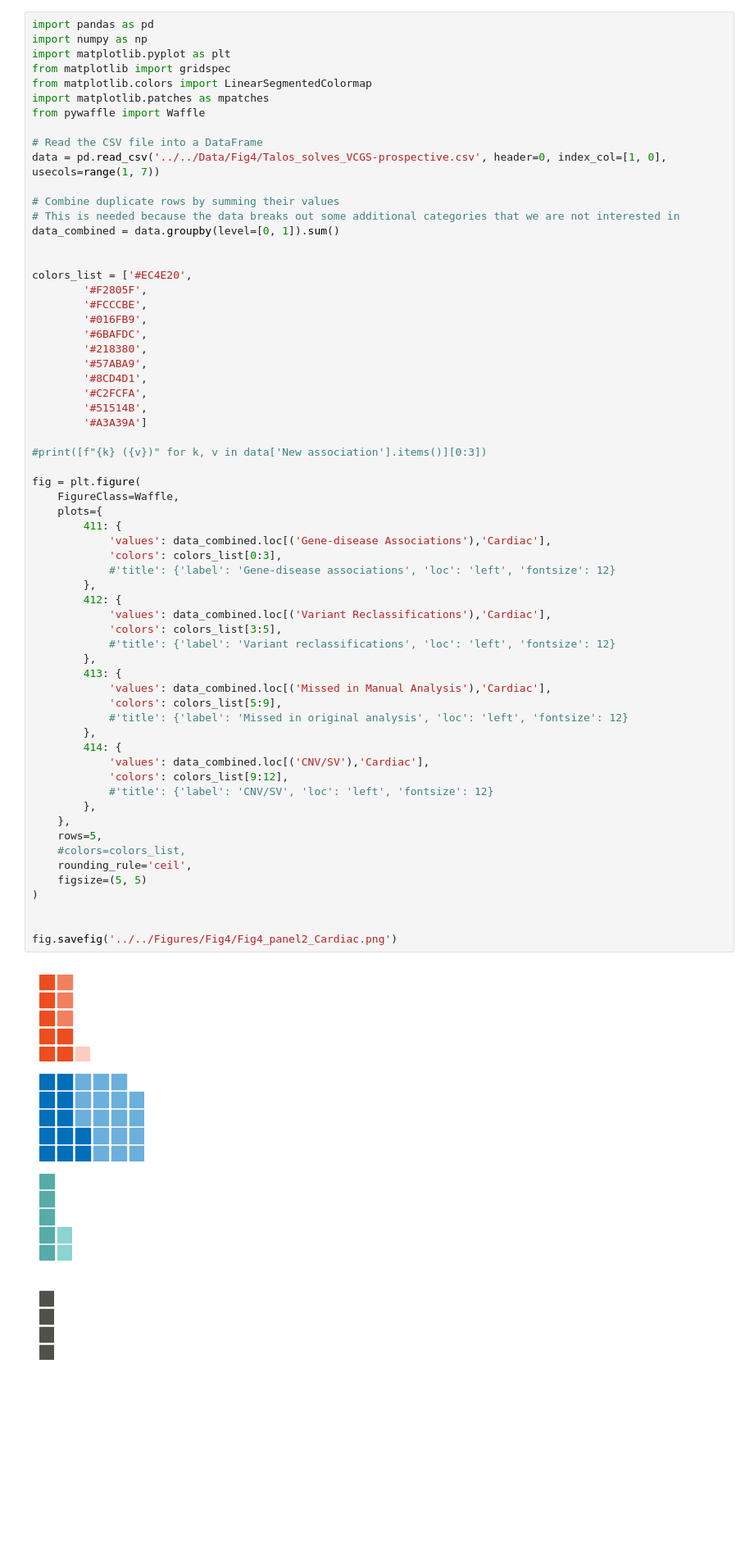
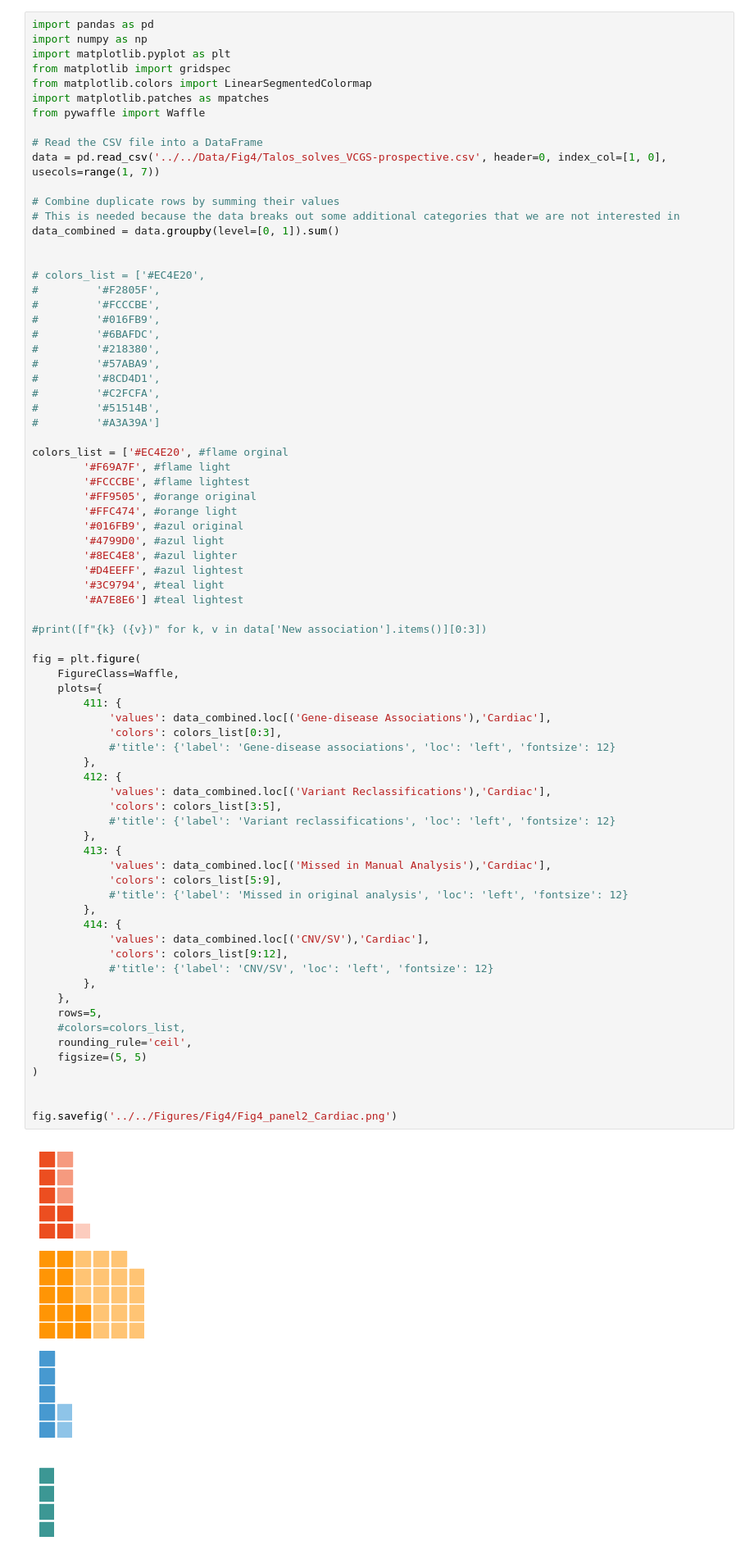
Before and after one commit to populationgenomics/talos_manuscript, a Jupyter notebook: Analyses/Jupyter_notebooks/Figure4_panel2.ipynb, the cells around one changed output. Shown at 82% size. Drawn from its saved outputs; the diff is of its cells as text; blank space fills up the shorter version.

```diff
--- a/Analyses/Jupyter_notebooks/Figure4_panel2.ipynb
+++ b/Analyses/Jupyter_notebooks/Figure4_panel2.ipynb
@@ -163,17 +187,29 @@ data = pd.read_csv('../../Data/Fig4/Talos_solves_VCGS-prospective.csv', header=0
 data_combined = data.groupby(level=[0, 1]).sum()
 
 
-colors_list = ['#EC4E20',
-        '#F2805F',
-        '#FCCCBE',
-        '#016FB9',
-        '#6BAFDC',
-        '#218380',
-        '#57ABA9',
-        '#8CD4D1',
-        '#C2FCFA',
-        '#51514B',
-        '#A3A39A']
+# colors_list = ['#EC4E20',
+#         '#F2805F',
+#         '#FCCCBE',
+#         '#016FB9',
+#         '#6BAFDC',
+#         '#218380',
+#         '#57ABA9',
+#         '#8CD4D1',
+#         '#C2FCFA',
+#         '#51514B',
+#         '#A3A39A']
+
+colors_list = ['#EC4E20', #flame orginal
+        '#F69A7F', #flame light
+        '#FCCCBE', #flame lightest
+        '#FF9505', #orange original
+        '#FFC474', #orange light
+        '#016FB9', #azul original
+        '#4799D0', #azul light
+        '#8EC4E8', #azul lighter
+        '#D4EEFF', #azul lightest
+        '#3C9794', #teal light
+        '#A7E8E6'] #teal lightest
 
 #print([f"{k} ({v})" for k, v in data['New association'].items()][0:3])
 
@@ -183,34 +219,34 @@ fig = plt.figure(
         411: {
             'values': data_combined.loc[('Gene-disease Associations'),'Cardiac'],
             'colors': colors_list[0:3],
             #'title': {'label': 'Gene-disease associations', 'loc': 'left', 'fontsize': 12}
         },
         412: {
             'values': data_combined.loc[('Variant Reclassifications'),'Cardiac'],
             'colors': colors_list[3:5],
             #'title': {'label': 'Variant reclassifications', 'loc': 'left', 'fontsize': 12}
         },
         413: {
             'values': data_combined.loc[('Missed in Manual Analysis'),'Cardiac'],
             'colors': colors_list[5:9],
             #'title': {'label': 'Missed in original analysis', 'loc': 'left', 'fontsize': 12}
         },
         414: {
             'values': data_combined.loc[('CNV/SV'),'Cardiac'],
             'colors': colors_list[9:12],
             #'title': {'label': 'CNV/SV', 'loc': 'left', 'fontsize': 12}
         },
     },
     rows=5,
     #colors=colors_list,
     rounding_rule='ceil',
     figsize=(5, 5)
 )
 
 
 fig.savefig('../../Figures/Fig4/Fig4_panel2_Cardiac.png')
 # %% [output]
-[figure, old version]
+[figure, new version]
 # %%
 import pandas as pd
 import numpy as np
```
Also changed, not shown: parts of 4 cells of this notebook, 1 other file.
